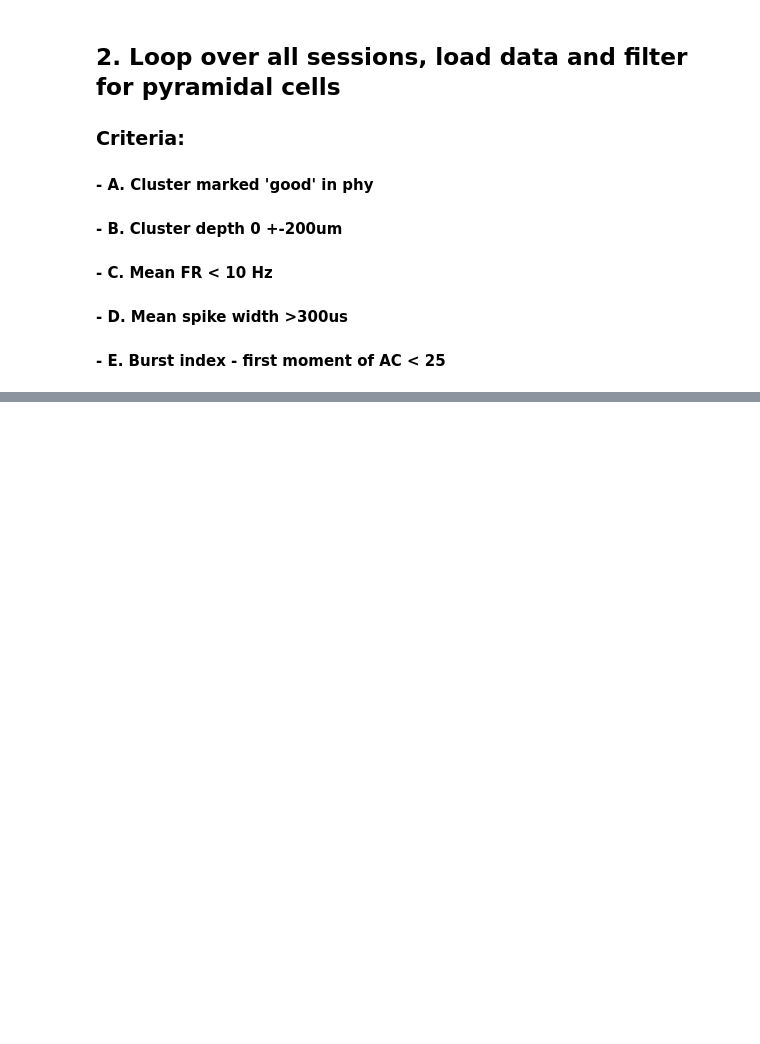
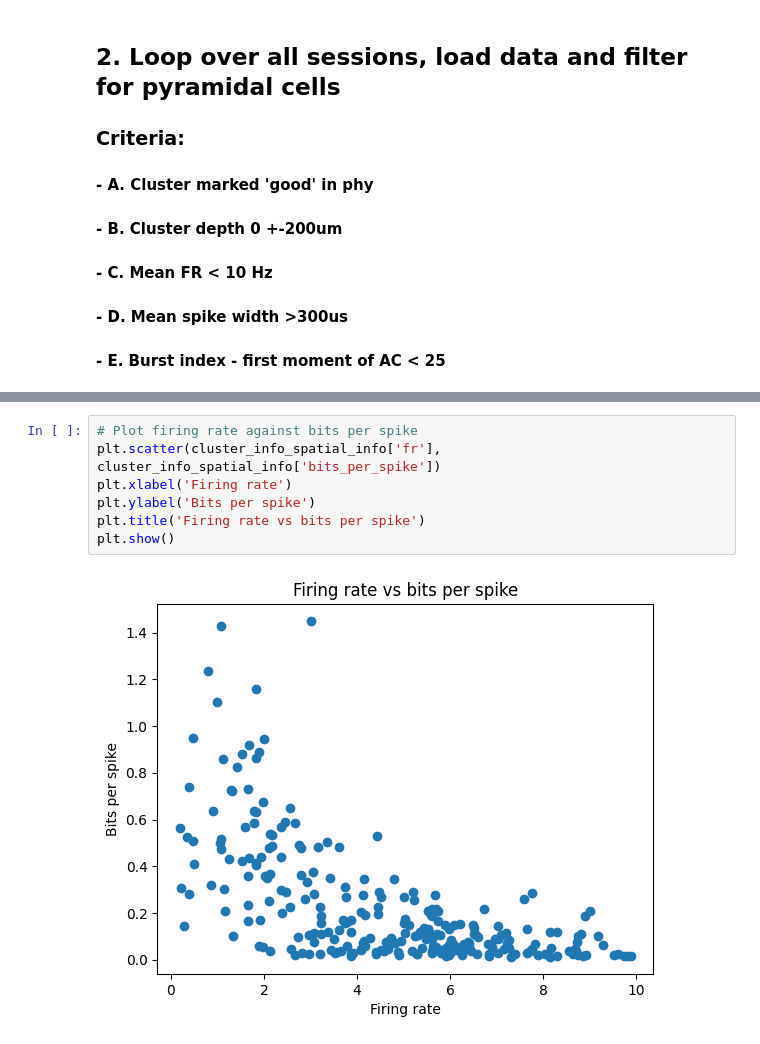
Before and after one commit to jakeswann1/SpElT, a Jupyter notebook: postprocessing/Check Cell Identity.ipynb, the cells around one changed output, grey strips where cells are left out. Saved outputs shown, nothing was run; the diff lists cells and outputs as text; blank space fills up the shorter version.

```diff
--- a/postprocessing/Check Cell Identity.ipynb
+++ b/postprocessing/Check Cell Identity.ipynb
@@ -128,0 +194,9 @@ NameError: name 'cluster_info' is not defined
+# %%
+# Plot firing rate against bits per spike
+plt.scatter(cluster_info_spatial_info['fr'], cluster_info_spatial_info['bits_per_spike'])
+plt.xlabel('Firing rate')
+plt.ylabel('Bits per spike')
+plt.title('Firing rate vs bits per spike')
+plt.show()
+# %% [output]
+[figure, added]
```
Also changed, not shown: parts of 6 cells of this notebook.
